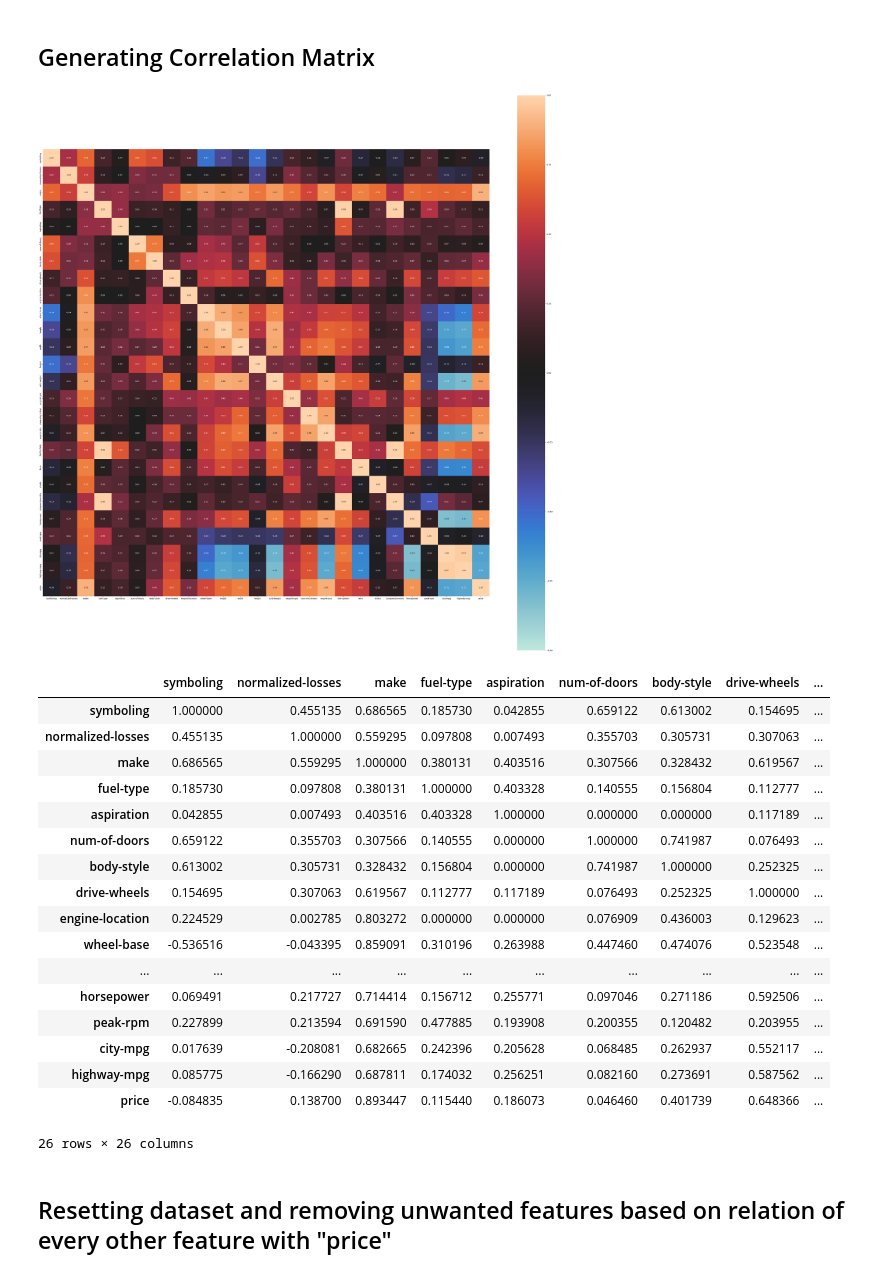
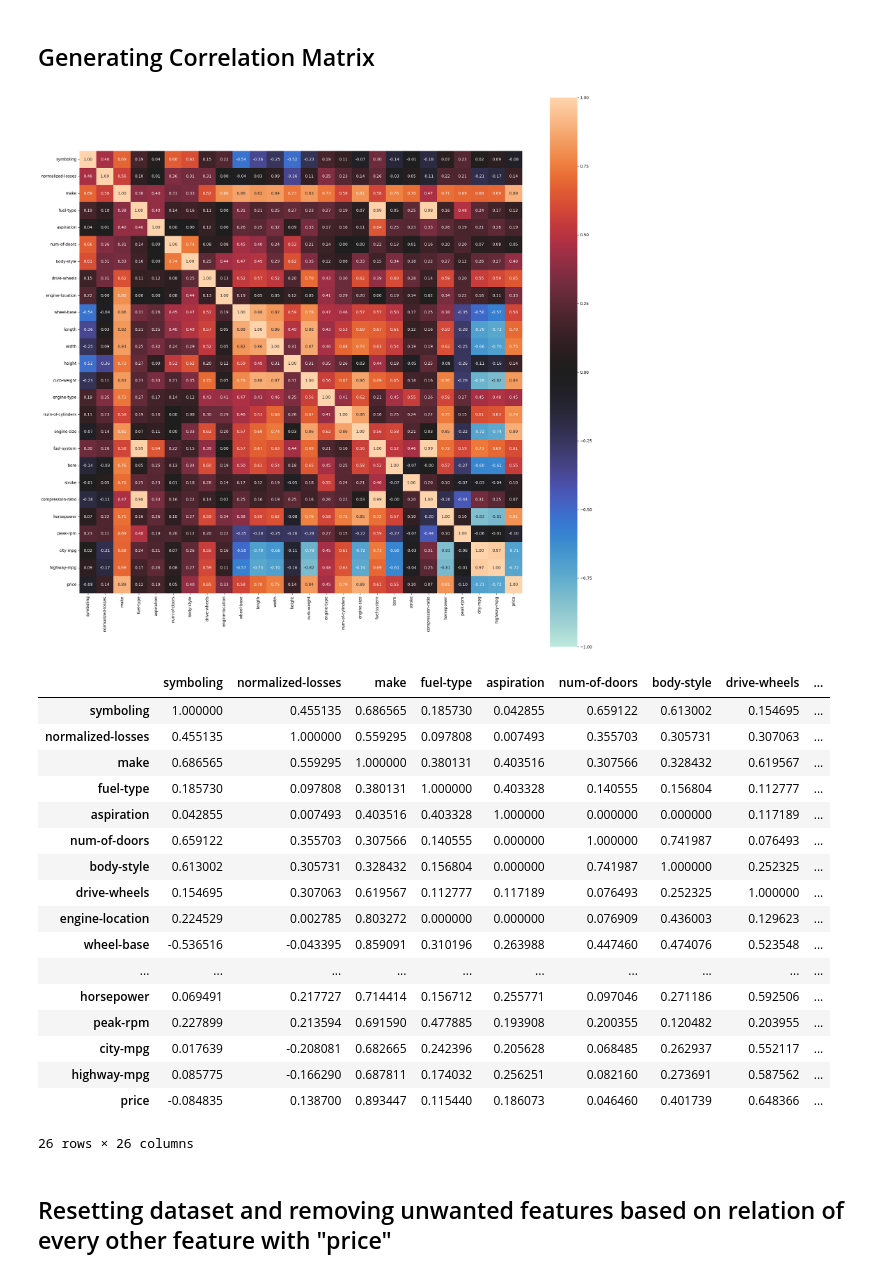
Before and after one commit to MayankTamakuwala/Automobile-Price-Prediction, a Jupyter notebook: project.ipynb, the cells around one changed output. Drawn from its saved outputs; the diff is of its cells as text; code cells hidden in the pictures.

```diff
--- a/project.ipynb
+++ b/project.ipynb
@@ -190,14 +190,14 @@ dtype: int64
 # %%
 categorical_features = identify_nominal_columns(df)
 
 complete_correlation = associations(
-    df, filename='correlation_matrix.png', figsize=(50, 50))
+    df, filename='correlation_matrix.png', figsize=(25, 25))
 
 df_complete_corr = complete_correlation['corr']
 df_complete_corr.dropna(axis=1, how='all').dropna(
     axis=0, how='all')
 # %% [output]
-[figure, old version]
+[figure, new version]
 |  | symboling | normalized-losses | make | fuel-type | aspiration | num-of-doors | body-style | drive-wheels | ... |
 | symboling | 1.000000 | 0.455135 | 0.686565 | 0.185730 | 0.042855 | 0.659122 | 0.613002 | 0.154695 | ... |
 | normalized-losses | 0.455135 | 1.000000 | 0.559295 | 0.097808 | 0.007493 | 0.355703 | 0.305731 | 0.307063 | ... |
```
Also changed, not shown: parts of 25 cells of this notebook.
